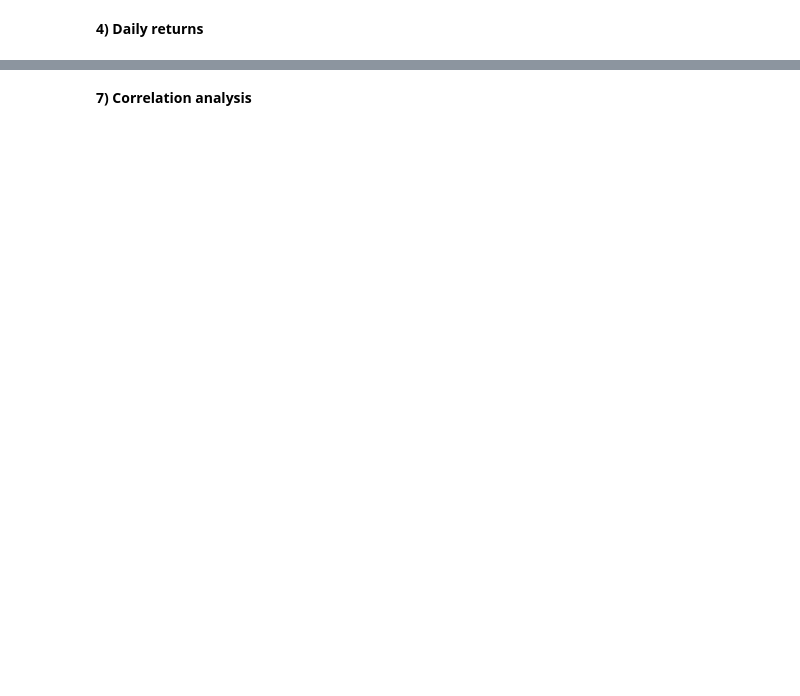
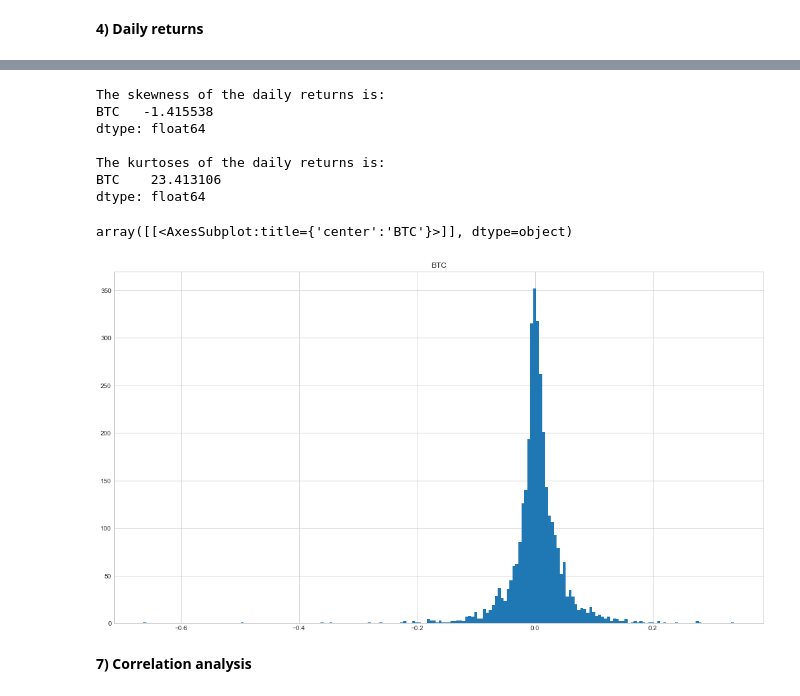
Before and after one commit to AshutoshBhawsar/Cryptocurrency-data-analysis-and-investing-strategies, a Jupyter notebook: code/phase1.ipynb, the cells around one changed output, grey strips where cells are left out. Cells and saved outputs as stored; diff of their text form; code cells hidden in the pictures; blank space fills up the shorter version.

```diff
--- a/code/phase1.ipynb
+++ b/code/phase1.ipynb
@@ -278,2 +280,24 @@ dtype: float64
+# %%
+# The skew of any symmetric distribution is zero.
+
+print('The skewness of the daily returns is:\n{}'.format(daily_returns.skew()))
+
+
+# The kurtosis of any univariate normal distribution is 3.
+
+print('\nThe kurtoses of the daily returns is:\n{}'.format(daily_returns.kurt()))
+
+# Plotting Histogram for
+daily_returns.hist(bins = 200, figsize=(18,10))
+# %% [output]
+The skewness of the daily returns is:
+BTC   -1.415538
+dtype: float64
+
+The kurtoses of the daily returns is:
+BTC    23.413106
+dtype: float64
+array([[<AxesSubplot:title={'center':'BTC'}>]], dtype=object)
+[figure, added]
 # %% [markdown]
 **7) Correlation analysis**
```
Also changed, not shown: parts of 9 cells of this notebook.
